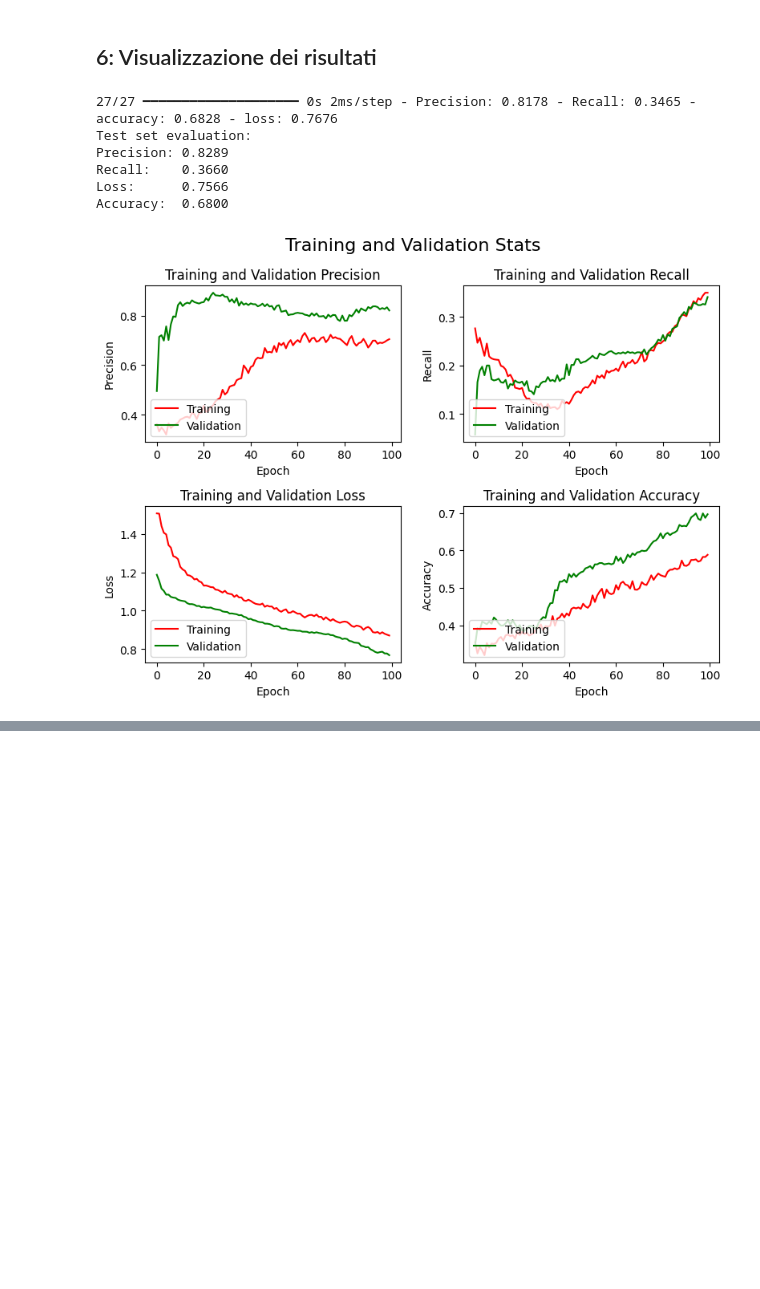
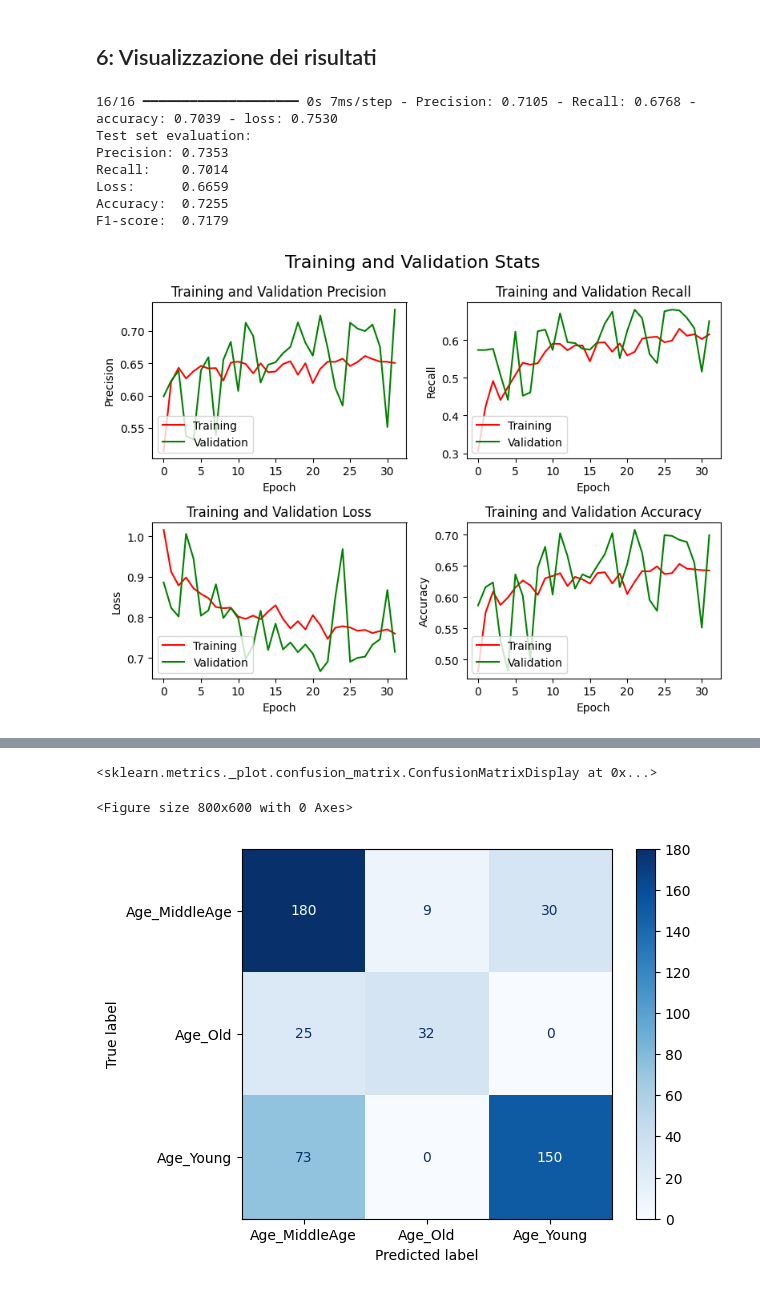
Before and after one commit to LucaPrevi0o/DeepLearning, a Jupyter notebook: Main.ipynb, the cells around one changed output, grey strips where cells are left out. Drawn from its saved outputs; the diff is of its cells as text; code cells hidden in the pictures; blank space fills up the shorter version.

```diff
--- a/Main.ipynb
+++ b/Main.ipynb
@@ -136,7 +122,7 @@ try:
 
   # Second split: 50% validation, 50% test from the 30% combined set
   X_val, X_test, Y_val, Y_test = train_test_split(
-    X_combined, Y_combined, test_size = 0.5, random_state = 42)
+    X_combined, Y_combined, test_size = 0.35, random_state = 42)
 
   print("\nTraining set shape:  ", X_train.shape, Y_train.shape)
   print("Validation set shape:", X_val.shape, Y_val.shape)
@@ -193,8 +179,8 @@ Model: "sequential_1"
 ## 5: Compilazione e training del modello generato
 # %%
 lr_schedule = ExponentialDecay(
-    initial_learning_rate = 1e-4, # Starting learning rate
-    decay_steps           = 20e3, # Number of steps before decay
+    initial_learning_rate = 1e-2, # Starting learning rate
+    decay_steps           = 2e3, # Number of steps before decay
     decay_rate            = 0.90, # Multiplicative decay factor
 )
 
@@ -255,7 +241,7 @@ print(f"Loss:      {eval['loss']:.4f}")
 print(f"Accuracy:  {eval['accuracy']:.4f}")
 print(f"F1-score:  {2 * (eval['Precision'] * eval['Recall']) / (eval['Precision'] + eval['Recall']):.4f}")
 
-fig, plots = plt.subplots(2, 3, figsize = (8, 6)) # Create a figure with 2 subplots
+fig, plots = plt.subplots(2, 2, figsize = (8, 6)) # Create a figure with 2 subplots
 fig.suptitle('Training and Validation Stats', fontsize = 16)
 
 # Training and validation precision
@@ -263,49 +249,52 @@ plots[0, 0].set_title('Training and Validation Precision') # Set title for the f
 plots[0, 0].plot(history.history['Precision'],     label = 'Training',   color = 'red')   # plot 1
 plots[0, 0].plot(history.history['val_Precision'], label = 'Validation', color = 'green') # plot 2
 plots[0, 0].set_ylabel('Precision') # Set y-axis label
 plots[0, 0].legend(loc = 'lower left') # add legend to the plot in lower left corner
 
 # Training and validation recall
 plots[0, 1].set_title('Training and Validation Recall') # Set title for the second subplot
 plots[0, 1].plot(history.history['Recall'],     label = 'Training',   color = 'red')   # plot 1
 plots[0, 1].plot(history.history['val_Recall'], label = 'Validation', color = 'green') # plot 2
 plots[0, 1].set_ylabel('Recall') # Set y-axis label
 plots[0, 1].legend(loc = 'lower left') # add legend to the plot in lower left corner
 
 # Training and validation loss
 plots[1, 0].set_title('Training and Validation Loss') # Set title for the third subplot
 plots[1, 0].plot(history.history['loss'],     label = 'Training',   color = 'red')   # plot 1
 plots[1, 0].plot(history.history['val_loss'], label = 'Validation', color = 'green') # plot 2
 plots[1, 0].set_ylabel('Loss')  # Set y-axis label
 plots[1, 0].legend(loc = 'lower left') # add legend to the plot in lower left corner
 
 # Training and validation accuracy
-plots[1, 2].set_title('Training and Validation Accuracy') # Set title for the fourth subplot
-plots[1, 2].plot(history.history['accuracy'],     label = 'Training',   color = 'red')   # plot 1
-plots[1, 2].plot(history.history['val_accuracy'], label = 'Validation', color = 'green') # plot 2
-plots[1, 2].set_ylabel('Accuracy') # Set y-axis label
-plots[1, 2].legend(loc = 'lower left') # add legend to the plot in lower left corner
+plots[1, 1].set_title('Training and Validation Accuracy') # Set title for the fourth subplot
+plots[1, 1].plot(history.history['accuracy'],     label = 'Training',   color = 'red')   # plot 1
+plots[1, 1].plot(history.history['val_accuracy'], label = 'Validation', color = 'green') # plot 2
+plots[1, 1].set_ylabel('Accuracy') # Set y-axis label
+plots[1, 1].legend(loc = 'lower left') # add legend to the plot in lower left corner
+
+for plot in plots.flat:
+    plot.set_xlabel('Epoch') # Set x-axis label in all subplots
+
+fig.tight_layout() # Adjust layout to prevent overlap
+plt.show()         # Show the plots
 
 #plot confusion matrix
+
+plt.figure(figsize = (8, 6)) # Create a new figure for the confusion matrix
 
 y_pred = model.predict(X_test) # Predict on the test set
 y_pred_classes = np.argmax(y_pred, axis = 1) # Get predicted classes
 y_true_classes = np.argmax(Y_test.values, axis = 1) # Get true classes
 cm = confusion_matrix(y_true_classes, y_pred_classes) # Compute confusion matrix
 cm_display = ConfusionMatrixDisplay(confusion_matrix = cm, display_labels = Y.columns) # Create confusion matrix display
-cm_display.plot(ax = plots[1, 1], cmap = 'Blues') # Plot confusion matrix on the last subplot
-plots[1, 1].set_title('Confusion Matrix') # Set title for the confusion matrix subplot
-
-for plot in plots.flat:
-    plot.set_xlabel('Epoch') # Set x-axis label in all subplots
-
-fig.tight_layout() # Adjust layout to prevent overlap
-plt.show()         # Show the plots
+cm_display.plot(cmap = 'Blues') # Plot confusion matrix on the last subplot
+#plt.set_title('Confusion Matrix') # Set title for the confusion matrix subplot
 # %% [output]
-27/27 ━━━━━━━━━━━━━━━━━━━━ 0s 2ms/step - Precision: 0.8178 - Recall: 0.3465 - accuracy: 0.6828 - loss: 0.7676
+16/16 ━━━━━━━━━━━━━━━━━━━━ 0s 7ms/step - Precision: 0.7105 - Recall: 0.6768 - accuracy: 0.7039 - loss: 0.7530
 Test set evaluation:
-Precision: 0.8289
-Recall:    0.3660
-Loss:      0.7566
-Accuracy:  0.6800
+Precision: 0.7353
+Recall:    0.7014
+Loss:      0.6659
+Accuracy:  0.7255
+F1-score:  0.7179
-[figure, old version]
+[figure, new version]
@@ -311,0 +302,3 @@ Accuracy:  0.6800
+<sklearn.metrics._plot.confusion_matrix.ConfusionMatrixDisplay at 0x...>
+<Figure size 800x600 with 0 Axes>
+[figure, added]
```
Also changed, not shown: parts of 5 cells of this notebook.
